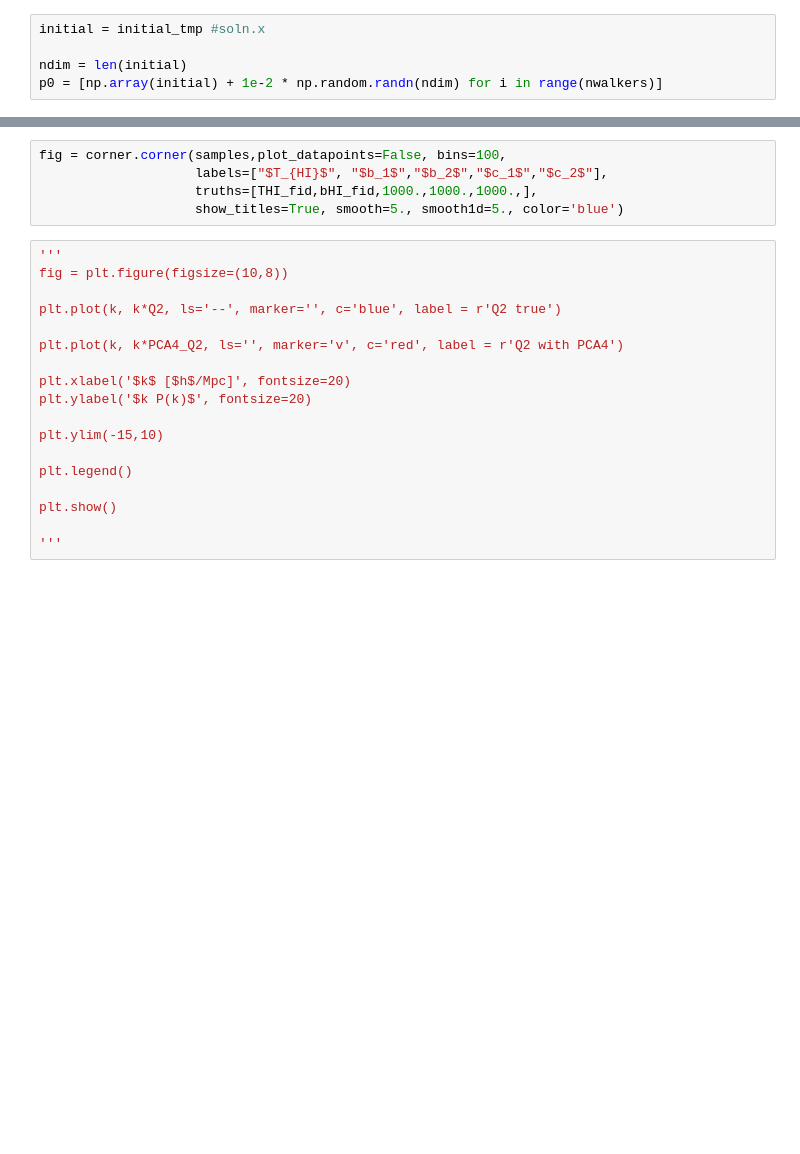
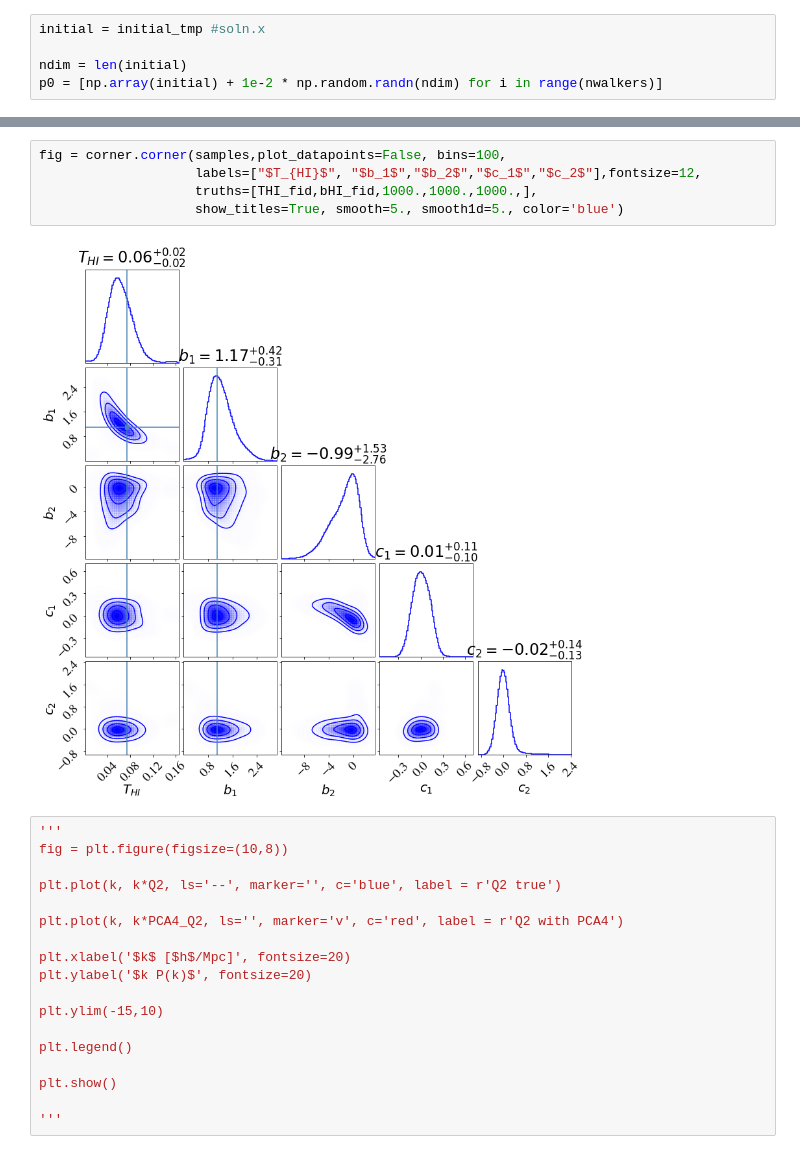
Before and after one commit to Alkistis/Q0-sims, a Jupyter notebook: Q0-no-FG.ipynb, the cells around one changed output, grey strips where cells are left out. Cells and saved outputs as stored; diff of their text form; blank space fills up the shorter version.

```diff
--- a/Q0-no-FG.ipynb
+++ b/Q0-no-FG.ipynb
@@ -235,8 +254,10 @@ len(samples)
 # %%
 fig = corner.corner(samples,plot_datapoints=False, bins=100,
-                    labels=["$T_{HI}$", "$b_1$","$b_2$","$c_1$","$c_2$"],
+                    labels=["$T_{HI}$", "$b_1$","$b_2$","$c_1$","$c_2$"],fontsize=12,
                     truths=[THI_fid,bHI_fid,1000.,1000.,1000.,],
                     show_titles=True, smooth=5., smooth1d=5., color='blue')
+# %% [output]
+[figure, added]
 # %%
 '''
 fig = plt.figure(figsize=(10,8))
```
Also changed, not shown: parts of 11 cells of this notebook, 3 other files.
